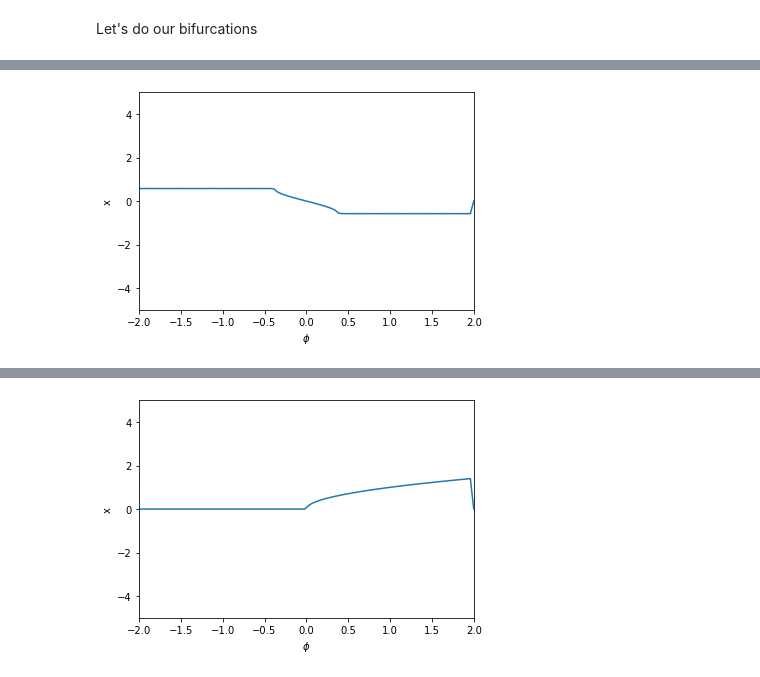
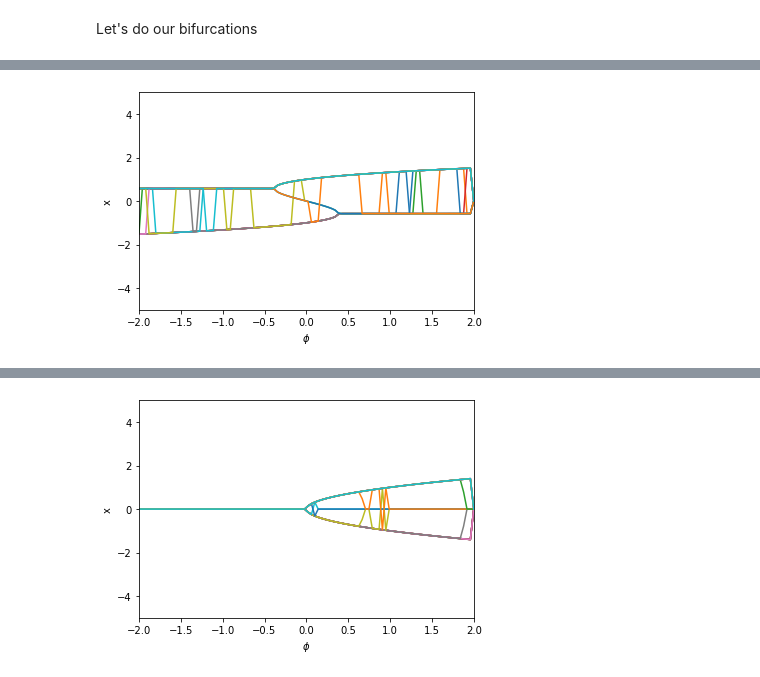
Before and after one commit to Mathieu-R/climate-tipping-points, a Jupyter notebook: notebooks/Bifurcations.ipynb, the cells around one changed output, grey strips where cells are left out. Saved outputs shown, nothing was run; the diff lists cells and outputs as text; code cells hidden in the pictures.

Commit message:
time serie, bifurcations

```diff
--- a/notebooks/Bifurcations.ipynb
+++ b/notebooks/Bifurcations.ipynb
@@ -24,11 +24,16 @@ r0 = 5.0
 
 # time range
 t_init = 0
-t_fin = 200
+t_fin = 500
 time_step = 0.01
 # %% [markdown]
 Let's write our EDOs
 # %%
+# linear coupling parameter
+# proposed by Dekker et al. article
+def gamma(x):
+    return (-0.1 + 0.12*x)
+
 def fold(v, phi):
   return np.array([
     a1 * (v[0] ** 3) + a2 * v[0] + phi
@@ -40,7 +45,7 @@ def hopf(v, phi):
   ])
 
 # v is a vector \vec{v}: [x, y, z]
-def fold_hopf(self, v, gamma, phi):
+def fold_hopf(v, gamma, phi):
   return np.array([
     a1 * (v[0] ** 3) + a2 * v[0] + phi,
     b1*v[2] + b2*(gamma(v[0]) - (v[1]**2 + v[2]**2))*v[1],
@@ -135,6 +121,7 @@ Let's do our bifurcations
 # %%
 phi = 0
 nphi = 100
+nguesses = 20
 phi_mesh = np.linspace(start=-2, stop=2, num=nphi)
 
 # number of time steps
@@ -142,7 +129,7 @@ nt = int((t_fin - t_init) / time_step)
 time_mesh = np.linspace(start=t_init, stop=t_fin, num=nt)
 
 def fold_bifurcation():
-    equilibria_mesh = np.zeros(nphi)
+    equilibria_mesh = np.zeros((nphi, nguesses))
 
     # for each phi
     for phi_index in range(0, nphi-1):
@@ -156,15 +143,24 @@ def fold_bifurcation():
       #   x[t+1] = rk4(fold, time_step, t, x, self.phi_mesh[phi_index])
 
       # find the equilibria of our system
-      equilibria = fsolve(func=fold, x0=[0.], args=(phi_mesh[phi_index]))
+      guesses = np.linspace(start=-3, stop=3, num=nguesses)
+      equilibria = []
 
+      # look for some equilibria
+      for guess in guesses:
+          equilibrium = fsolve(func=fold, x0=[guess], args=(phi_mesh[phi_index]))
+          equilibria.append(equilibrium[0])
+
+      np.array([equilibria])
       # add to the mesh
-      equilibria_mesh[phi_index] = equilibria
+      #print(np.shape(equilibria_mesh[phi_index]), np.shape(equilibria))
 
-    plot(equilibria_mesh)
+      equilibria_mesh[phi_index] = np.array([equilibria])
+
+    plot(equilibria_mesh.copy())
 
 def hopf_bifurcation():
-    equilibria_mesh = np.zeros(nphi)
+    equilibria_mesh = np.zeros((nphi, nguesses))
 
     # for each phi
     for phi_index in range(0, nphi-1):
@@ -176,14 +172,51 @@ def hopf_bifurcation():
       # # simulate the system over time
       # for t in range(0, self.nt-1):
       #   x[t+1] = rk4(fold, time_step, t, x, self.phi_mesh[phi_index])
+      # jacobian matrix df(p)
+      #jac =
 
-      # find the equilibria of our system
-      equilibria = fsolve(func=hopf, x0=[1.], args=(phi_mesh[phi_index]))
+      guesses = np.linspace(start=-3, stop=3, num=nguesses)
+      equilibria = []
+
+      # look for some equilibria
+      for guess in guesses:
+          equilibrium = fsolve(func=hopf, x0=[guess], args=(phi_mesh[phi_index]))
+          equilibria.append(equilibrium[0])
 
       # add to the mesh
       equilibria_mesh[phi_index] = equilibria
 
-    plot(equilibria_mesh)
+    plot(equilibria_mesh.copy())
+
+
+def hopf_bifurcation():
+    equilibria_mesh = np.zeros((nphi, nguesses))
+
+    # for each phi
+    for phi_index in range(0, nphi-1):
+      # create mesh
+      # x = np.zeros(self.nt)
+      # # set initial conditions (for each phi value)
+      # x[0] = x0
+
+      # # simulate the system over time
+      # for t in range(0, self.nt-1):
+      #   x[t+1] = rk4(fold, time_step, t, x, self.phi_mesh[phi_index])
+      # jacobian matrix df(p)
+      #jac =
+
+      guesses = np.linspace(start=-3, stop=3, num=nguesses)
+      equilibria = []
+
+      # look for some equilibria
+      for guess in guesses:
+          equilibrium = fsolve(func=fold_hopf, x0=[guess], args=(phi_mesh[phi_index]))
+          equilibria.append(equilibrium[0])
+
+      # add to the mesh
+      equilibria_mesh[phi_index] = equilibria
+
+    plot(equilibria_mesh.copy())
 
 def plot(dataset):
     plt.plot(phi_mesh, dataset)
@@ -199 +234 @@ hopf_bifurcation()
-[figure, old version]
+[figure, new version]
@@ -200 +236 @@ hopf_bifurcation()
-[figure, old version]
+[figure, new version]
```
Also changed, not shown: parts of 3 cells of this notebook, 3 other files.
